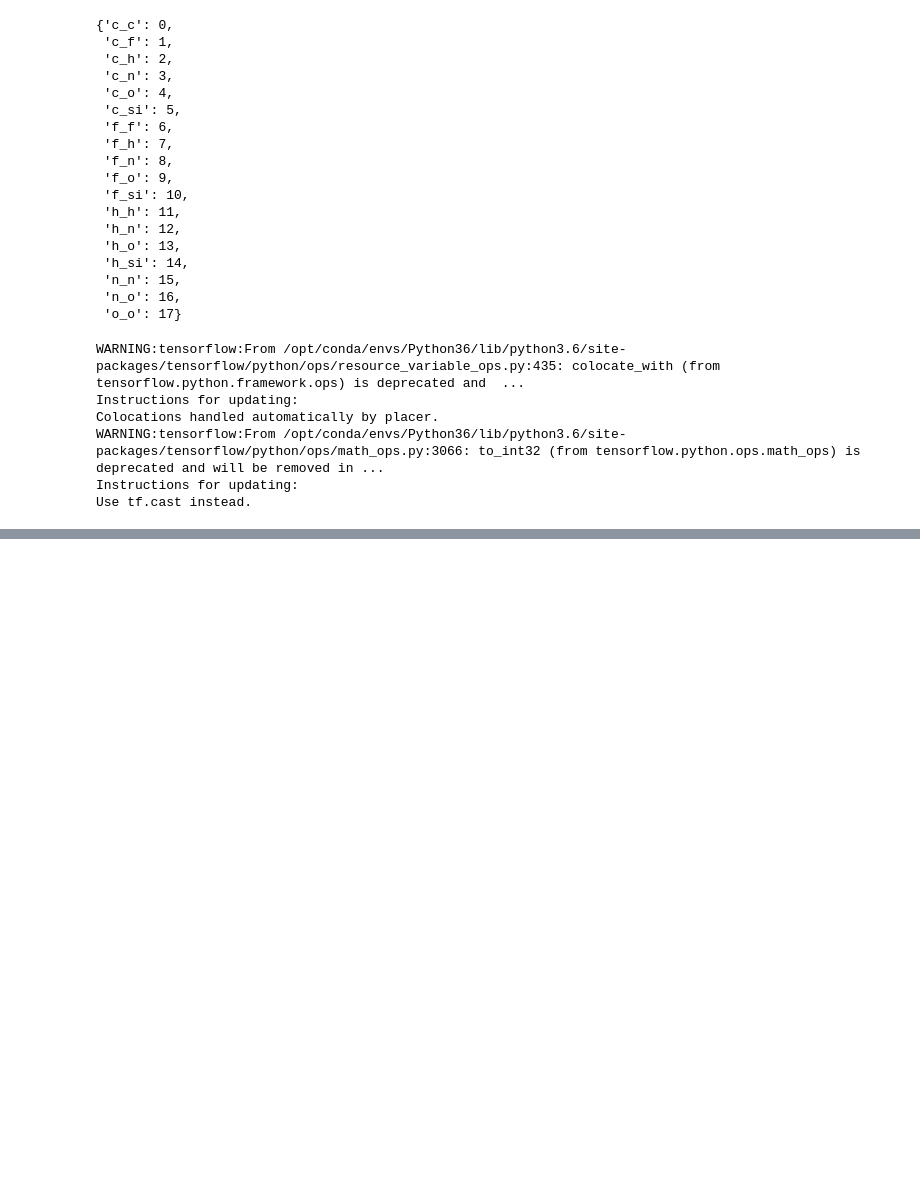
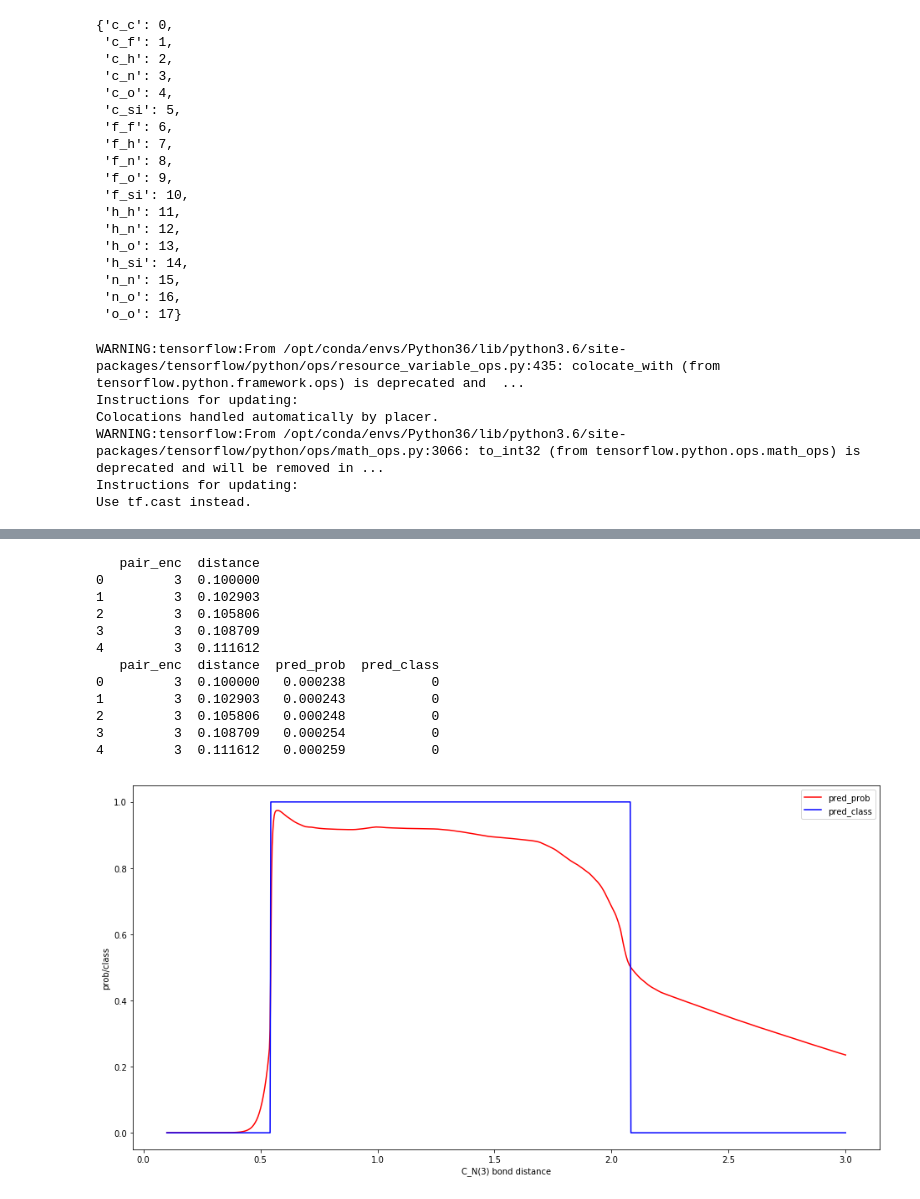
Before and after one commit to siddharth-ncl-work/connectivity_using_ml, a Jupyter notebook: model_deployment.ipynb, the cells around one changed output, grey strips where cells are left out. Drawn from its saved outputs; the diff is of its cells as text; code cells hidden in the pictures; blank space fills up the shorter version.

```diff
--- a/model_deployment.ipynb
+++ b/model_deployment.ipynb
@@ -300,0 +319,16 @@ plt.legend()
+# %%
+decisionBoundary('c_n')
+# %% [output]
+   pair_enc  distance
+0         3  0.100000
+1         3  0.102903
+2         3  0.105806
+3         3  0.108709
+4         3  0.111612
+   pair_enc  distance  pred_prob  pred_class
+0         3  0.100000   0.000238           0
+1         3  0.102903   0.000243           0
+2         3  0.105806   0.000248           0
+3         3  0.108709   0.000254           0
+4         3  0.111612   0.000259           0
+[figure, added]
```
Also changed, not shown: parts of 14 cells of this notebook.
